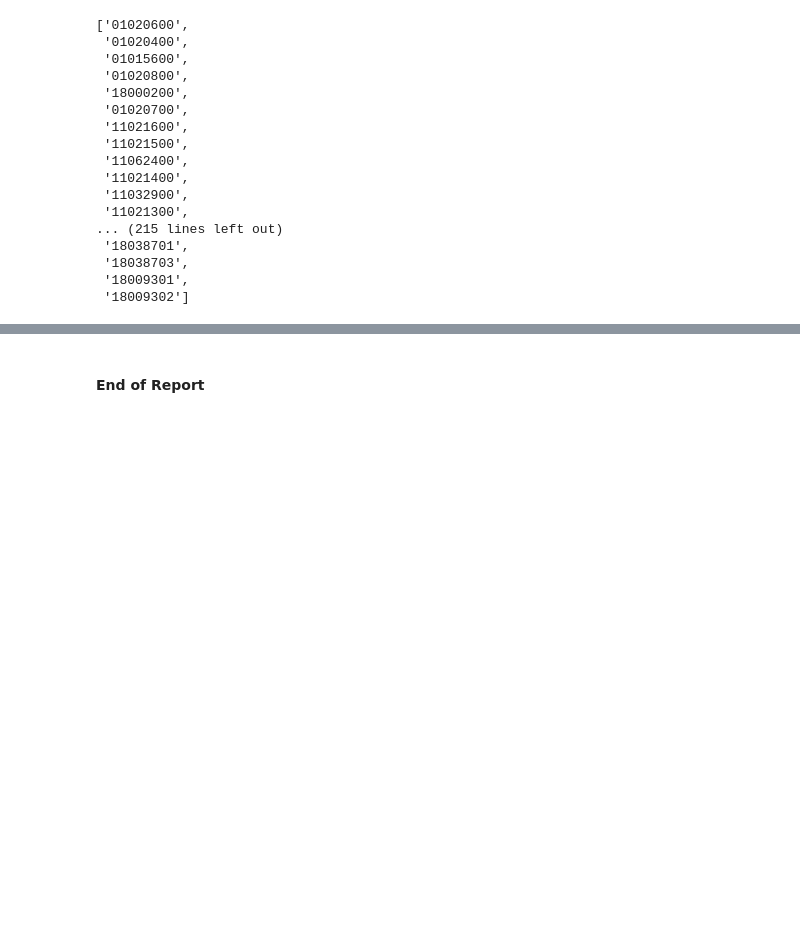
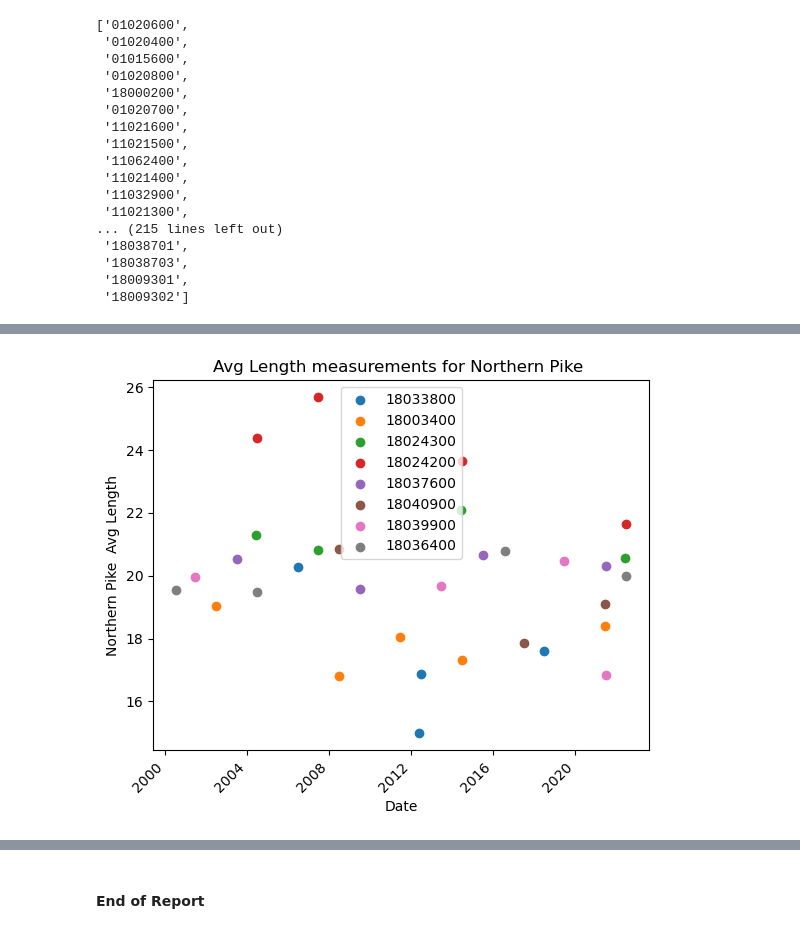
Before and after one commit to lwunderl/Minnesota-Fish-Explorer, a Jupyter notebook: Fish_Survey/fish_analysis_using_API.ipynb, the cells around one changed output, grey strips where cells are left out. Cells and saved outputs as stored; diff of their text form; code cells hidden in the pictures; blank space fills up the shorter version.

Commit message:
completed length analysis with using api data

```diff
--- a/Fish_Survey/fish_analysis_using_API.ipynb
+++ b/Fish_Survey/fish_analysis_using_API.ipynb
@@ -493,0 +540,7 @@ plot_scatter(fish_cpue, cpue_sdate, lakes, ytext="CPUE")
+# %%
+#clean length data
+fish_length_df["survey_date"] = survey_date_cleaner(fish_length_df["survey_date"])
+fish_length_df["fish_count"] = fish_length_cleaner(fish_length_df["fish_count"])
+fish_length_df["averageLength"] = fish_length_averager(fish_length_df["fish_count"])
+fish_length_df = fish_length_df.sort_values("survey_date")
+fish_length_df.head()
@@ -494,6 +554,5 @@ plot_scatter(fish_cpue, cpue_sdate, lakes, ytext="CPUE")
 # %%
 #add numeric survey date column as an integer to fish length
-fish_length_df = fish_length_data
 fish_length_df["survey_date"] = pd.to_datetime(fish_length_df["survey_date"],format="%Y-%m-%d")
 fish_length_df["numeric_survey_date"] = pd.to_numeric(fish_length_df["survey_date"])
 fish_length_df = fish_length_df.sort_values("survey_date")
@@ -501,4 +569,4 @@ fish_length_df = fish_length_df.reset_index(drop=True)
 # %%
 #create date series for length scatter plots and regression lines
-length_sdate = get_survey_date_scatter(fish_length_df, lakes, species, start_date)
-length_ndate = get_numeric_survey_date_regress(fish_length_df, lakes, species, start_date)
+length_sdate = get_survey_date_scatter(fish_length_df, cpue_results, species, start_date)
+length_ndate = get_numeric_survey_date_regress(fish_length_df, cpue_results, species, start_date)
@@ -517,5 +617,10 @@ plot_length_hist(lengthdict)
+# %%
+#create fish length data series for scatter plot and regression line
+fishavglength = get_avglen_scatter(fish_length_df, cpue_results, species, start_date)
 # %%
 #plot scatter of average fish lengths per lake
-plot_scatter(fishavglength, length_sdate, lakes, "Avg Length")
+plot_scatter(fishavglength, length_sdate, cpue_results, "Avg Length")
+# %% [output]
+[figure, added]
 # %%
 #plot regression lines for each lake average fish length over time
```
Also changed, not shown: parts of 27 cells of this notebook.
